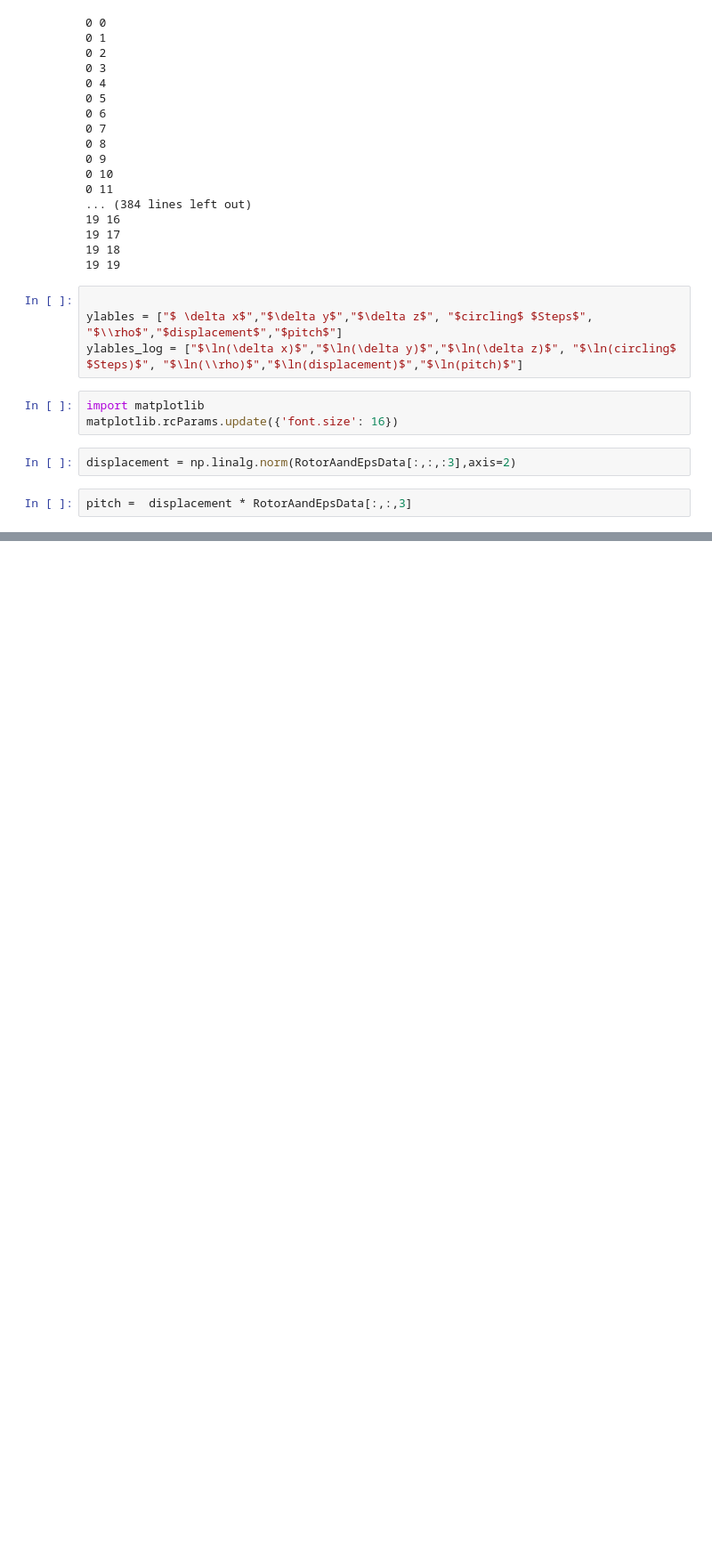
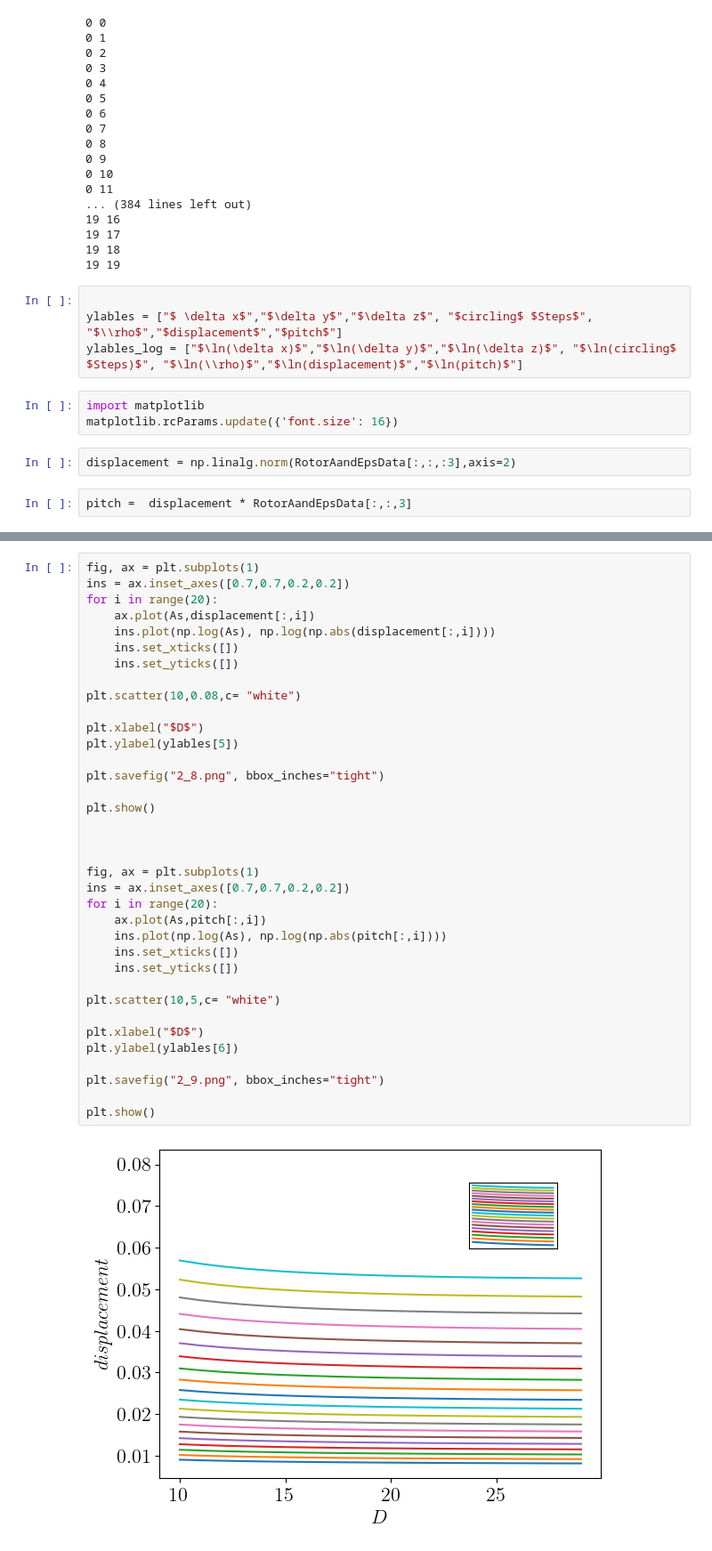
Before and after one commit to alireza-astane/starSwimmer3D, a Jupyter notebook: phase2.ipynb, the cells around one changed output, grey strips where cells are left out. Shown at 89% size. Cells and saved outputs as stored; diff of their text form; blank space fills up the shorter version.

```diff
--- a/phase2.ipynb
+++ b/phase2.ipynb
@@ -838,0 +874,38 @@ pitch =  displacement * RotorAandEpsData[:,:,3]
+# %%
+fig, ax = plt.subplots(1)
+ins = ax.inset_axes([0.7,0.7,0.2,0.2])
+for i in range(20):
+    ax.plot(As,displacement[:,i])
+    ins.plot(np.log(As), np.log(np.abs(displacement[:,i])))
+    ins.set_xticks([])
+    ins.set_yticks([])
+
+plt.scatter(10,0.08,c= "white")
+
+plt.xlabel("$D$")
+plt.ylabel(ylables[5])
+
+plt.savefig("2_8.png", bbox_inches="tight")
+
+plt.show()
+
+
+
+fig, ax = plt.subplots(1)
+ins = ax.inset_axes([0.7,0.7,0.2,0.2])
+for i in range(20):
+    ax.plot(As,pitch[:,i])
+    ins.plot(np.log(As), np.log(np.abs(pitch[:,i])))
+    ins.set_xticks([])
+    ins.set_yticks([])
+
+plt.scatter(10,5,c= "white")
+
+plt.xlabel("$D$")
+plt.ylabel(ylables[6])
+
+plt.savefig("2_9.png", bbox_inches="tight")
+
+plt.show()
+# %% [output]
+[figure, added]
```
Also changed, not shown: parts of 13 cells of this notebook, 55 other files.
